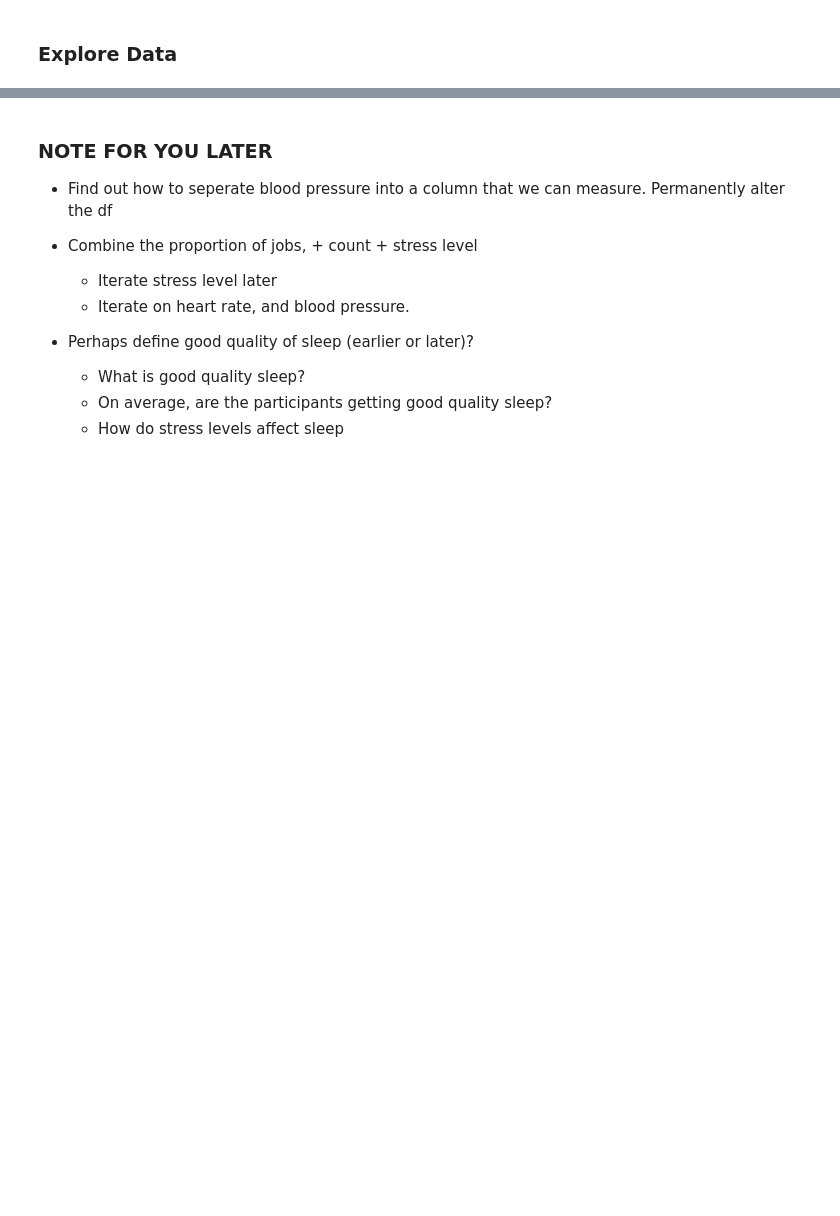
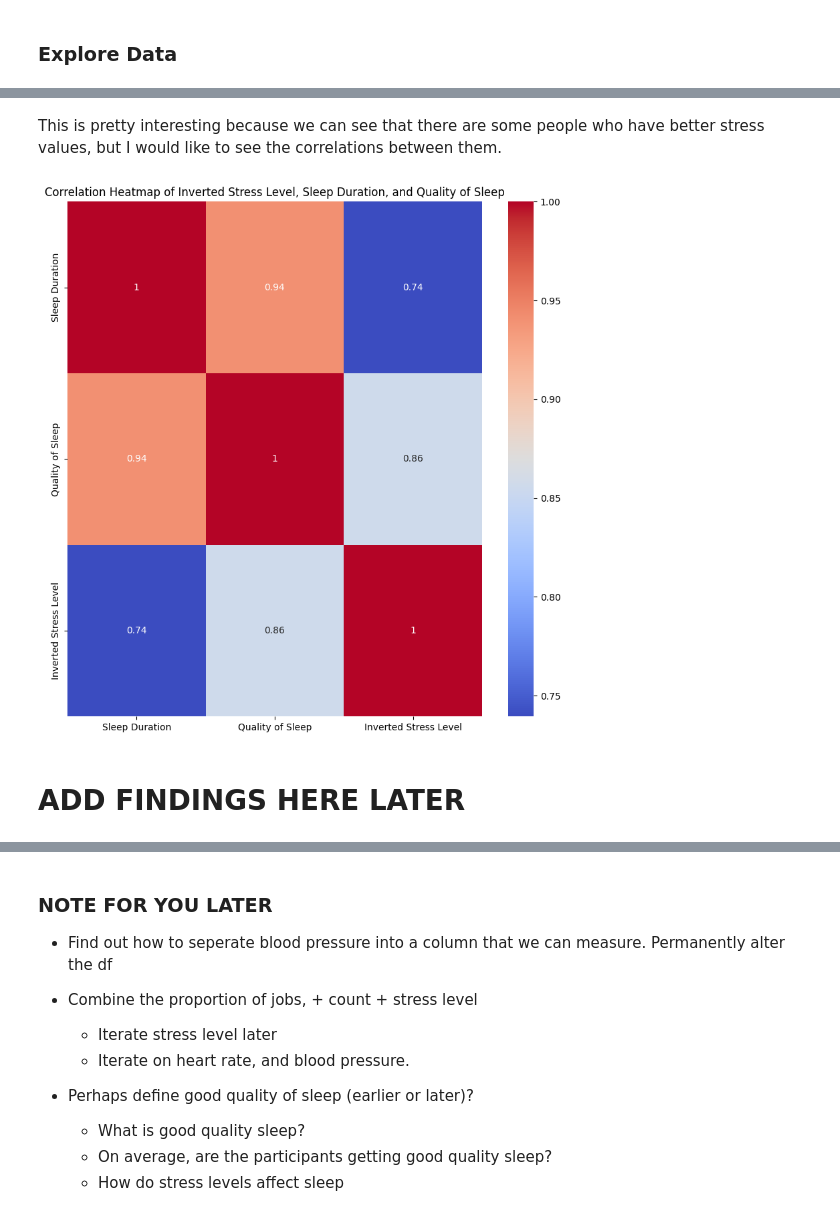
Before and after one commit to HunterTzou/DATA_110_FALL_2025, a Jupyter notebook: Tzou_Hunter_Sleep_Study.ipynb, the cells around one changed output, grey strips where cells are left out. Cells and saved outputs as stored; diff of their text form; code cells hidden in the pictures; blank space fills up the shorter version.

```diff
--- a/Tzou_Hunter_Sleep_Study.ipynb
+++ b/Tzou_Hunter_Sleep_Study.ipynb
@@ -236,3 +433,26 @@ stress_summary.head(11)
+# %% [markdown]
+This is pretty interesting because we can see that there are some people who have better stress values, but I would like to see the correlations between them.
+# %%
+# Scaling for Correlation Testing
+
+## AI Awknowledgement: I did not know how to normalize values, so I asked ChatGPT to show me how to do it
+
+scaler = StandardScaler()
+df_scaled[col_scale] = scaler.fit_transform(df_scaled[col_scale]).round(2)
+
+df_scaled.head(10)
+
+# Vizualizing Heat Map
+
+plt.figure(figsize=(10, 10))
+correlation_matrix = stress_viz.corr(numeric_only=True)
+sns.heatmap(correlation_matrix, annot=True, cmap='coolwarm')
+plt.title("Correlation Heatmap of Inverted Stress Level, Sleep Duration, and Quality of Sleep")
+plt.show()
+# %% [output]
+[figure, added]
+# %% [markdown]
+# ADD FINDINGS HERE LATER
 # %%
 jobs_percent = df['Occupation'].value_counts(normalize=True) * 100
 print(jobs_percent)
```
Also changed, not shown: parts of 25 cells of this notebook.
